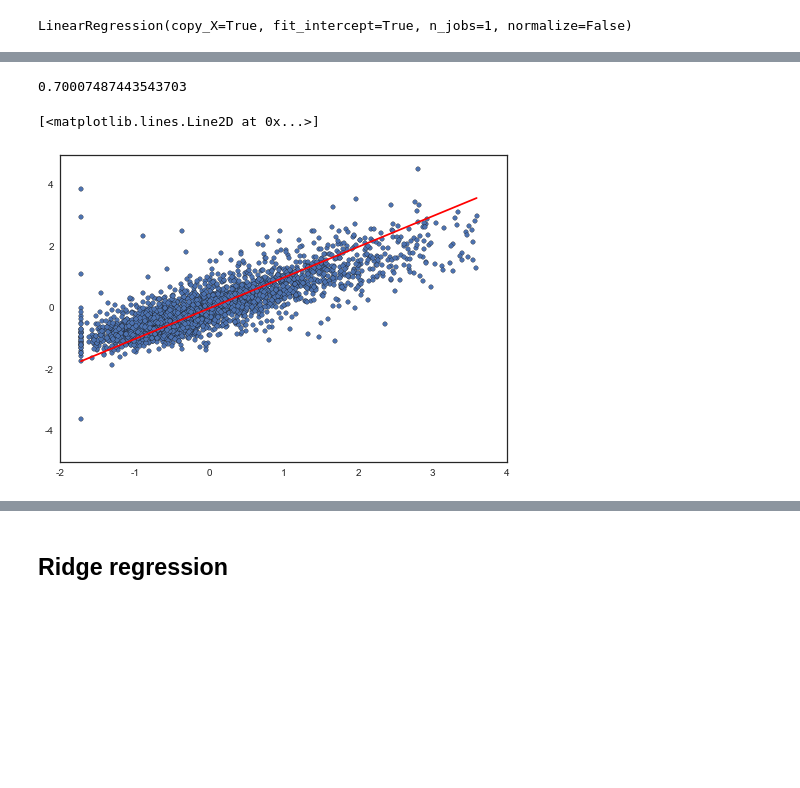
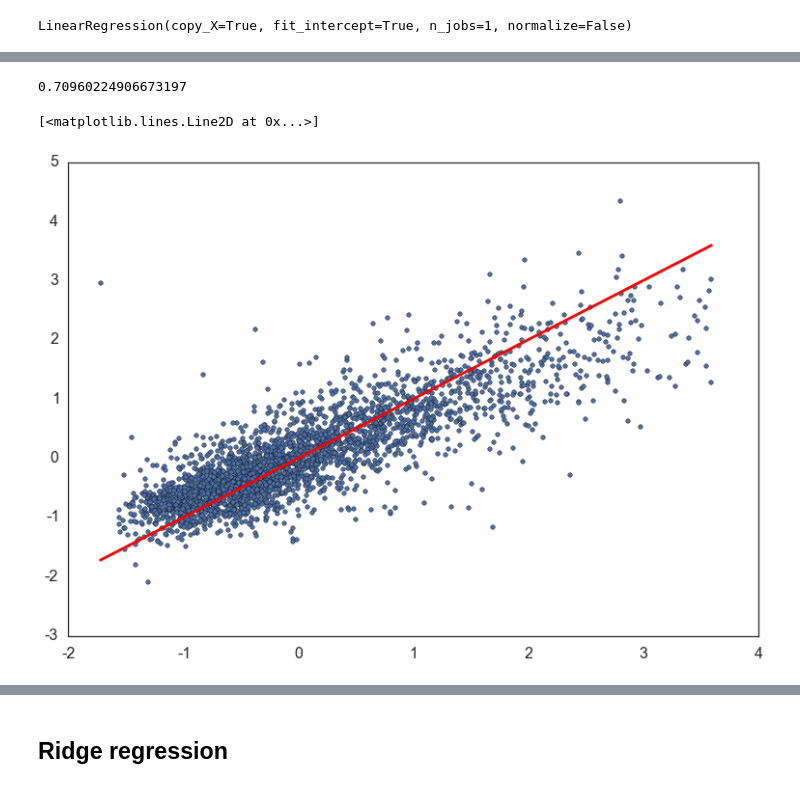
Before and after one commit to ahwkuepper/stdme, a Jupyter notebook: code/CDC_and_census_data_exploration_and_cleaning_Chlamydia.ipynb, the cells around one changed output, grey strips where cells are left out. Drawn from its saved outputs; the diff is of its cells as text; code cells hidden in the pictures; blank space fills up the shorter version.

```diff
--- a/code/CDC_and_census_data_exploration_and_cleaning_Chlamydia.ipynb
+++ b/code/CDC_and_census_data_exploration_and_cleaning_Chlamydia.ipynb
@@ -1157,13 +1157,13 @@ print(regr.coef_)
 # %%
-1.0-np.sum((regr.predict(X_full)-Y_full)**2)/np.sum((Y_full-np.mean(Y_full))**2)
+1.0-np.sum((regr.predict(X_test)-Y_test)**2)/np.sum((Y_test-np.mean(Y_test))**2)
 # %% [output]
-0.70007487443543703
+0.70960224906673197
 # %%
-plt.scatter(Y_full,regr.predict(X_full))
-plt.plot(np.linspace(Y_full.min(),Y_full.max(),num=10),np.linspace(Y_full.min(),Y_full.max(),num=10),color='red')
+plt.scatter(Y,regr.predict(X))
+plt.plot(np.linspace(Y.min(),Y.max(),num=10),np.linspace(Y.min(),Y.max(),num=10),color='red')
 # %% [output]
 [<matplotlib.lines.Line2D at 0x...>]
-[figure, old version]
+[figure, new version]
 # %%
 print('Variance score: %.5f\t(%.5f)' % (regr.score(X_test, Y_test), regr.score(X_full, Y_full)))
 # %% [output]
```
Also changed, not shown: parts of 70 cells of this notebook, 12 other files.
